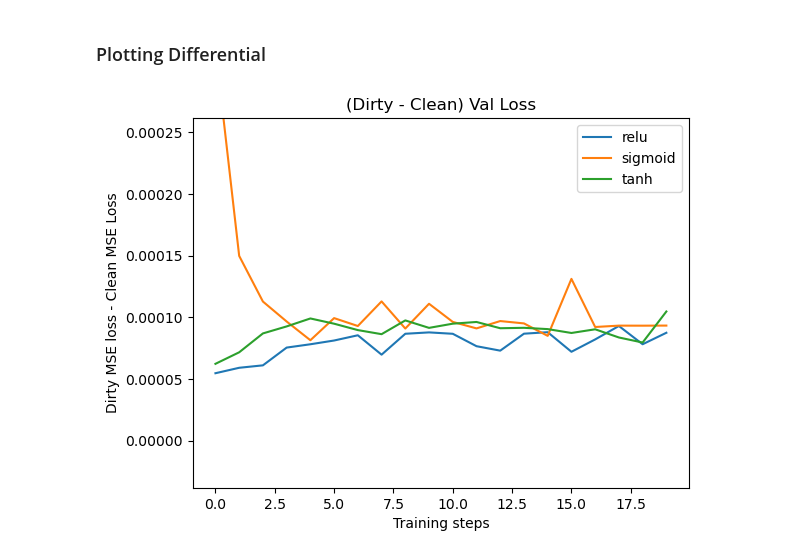
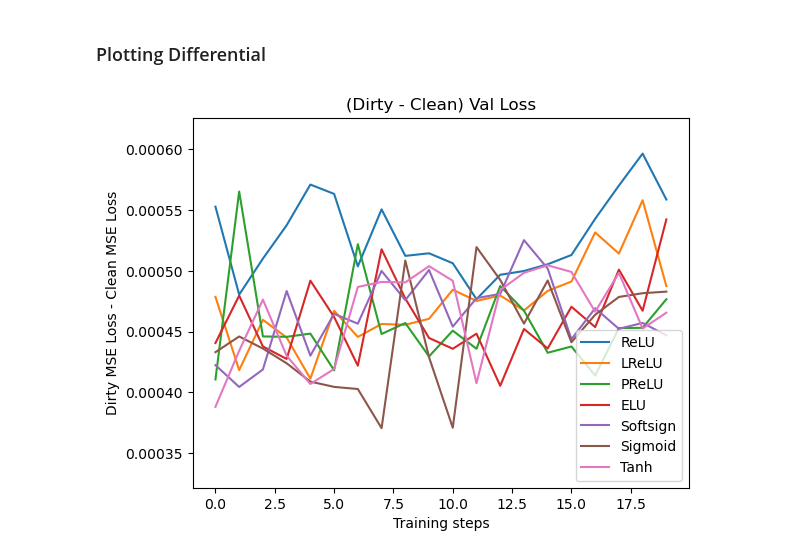
Before and after one commit to Zachary-Harrison/ActivationFunctions-ADLResearch, a Jupyter notebook: multivariate.ipynb, the cells around one changed output. Cells and saved outputs as stored; diff of their text form; code cells hidden in the pictures.

```diff
--- a/multivariate.ipynb
+++ b/multivariate.ipynb
@@ -364,0 +542,2 @@ plot_learning_curve(relu_loss_record_dirty, title="Dirty Data With ReLU")
+# %%
+plot_learning_curve(softsign_loss_record_clean, title="Clean Data With Softsign")
@@ -364,0 +546,2 @@ plot_learning_curve(relu_loss_record_dirty, title="Dirty Data With ReLU")
+# %%
+plot_learning_curve(softsign_loss_record_dirty, title="Dirty Data With Softsign")
@@ -420,25 +621,29 @@ def plot_diff(diffs, labels, title='', num_std_devs=3):
         maxs.append(np.mean(diffs[i]) + num_std_devs * np.std(diffs[i]))
     plt.ylim(min(mins), max(maxs))
     plt.xlabel('Training steps')
-    plt.ylabel('Dirty MSE loss - Clean MSE Loss')
+    plt.ylabel('Dirty MSE Loss - Clean MSE Loss')
     plt.title(title)
     plt.legend()
     plt.show()
 # %%
-def list_subtract(list1, list2):
+def list_mag_diff(list1, list2):
     answer = []
     for i in range(len(list1)):
-        answer.append(list1[i] - list2[i])
+        answer.append(abs(list1[i] - list2[i]))
     return answer
 # %%
-DIFF_relu_lrd = list_subtract(relu_loss_record_dirty['val'], relu_loss_record_clean['val'])
-DIFF_sigmoid_lrd = list_subtract(sigmoid_loss_record_dirty['val'], sigmoid_loss_record_clean['val'])
-DIFF_tanh_lrd = list_subtract(tanh_loss_record_dirty['val'], tanh_loss_record_clean['val'])
+DIFF_relu_lrd = list_mag_diff(relu_loss_record_dirty['val'], relu_loss_record_clean['val'])
+DIFF_lrelu_lrd = list_mag_diff(lrelu_loss_record_dirty['val'], lrelu_loss_record_clean['val'])
+DIFF_prelu_lrd = list_mag_diff(prelu_loss_record_dirty['val'], prelu_loss_record_clean['val'])
+DIFF_elu_lrd = list_mag_diff(elu_loss_record_dirty['val'], elu_loss_record_clean['val'])
+DIFF_softsign_lrd = list_mag_diff(softsign_loss_record_dirty['val'], softsign_loss_record_clean['val'])
+DIFF_sigmoid_lrd = list_mag_diff(sigmoid_loss_record_dirty['val'], sigmoid_loss_record_clean['val'])
+DIFF_tanh_lrd = list_mag_diff(tanh_loss_record_dirty['val'], tanh_loss_record_clean['val'])
 
 plot_diff(
-    diffs=[DIFF_relu_lrd, DIFF_sigmoid_lrd, DIFF_tanh_lrd],
-    labels=['relu', 'sigmoid', 'tanh'],
+    diffs=[DIFF_relu_lrd, DIFF_lrelu_lrd, DIFF_prelu_lrd, DIFF_elu_lrd, DIFF_softsign_lrd, DIFF_sigmoid_lrd, DIFF_tanh_lrd],
+    labels=['ReLU', 'LReLU', 'PReLU', 'ELU', 'Softsign', 'Sigmoid', 'Tanh'],
     title='(Dirty - Clean) Val Loss'
 )
 # %% [output]
-[figure, old version]
+[figure, new version]
```
Also changed, not shown: parts of 49 cells of this notebook, 2 other files.
